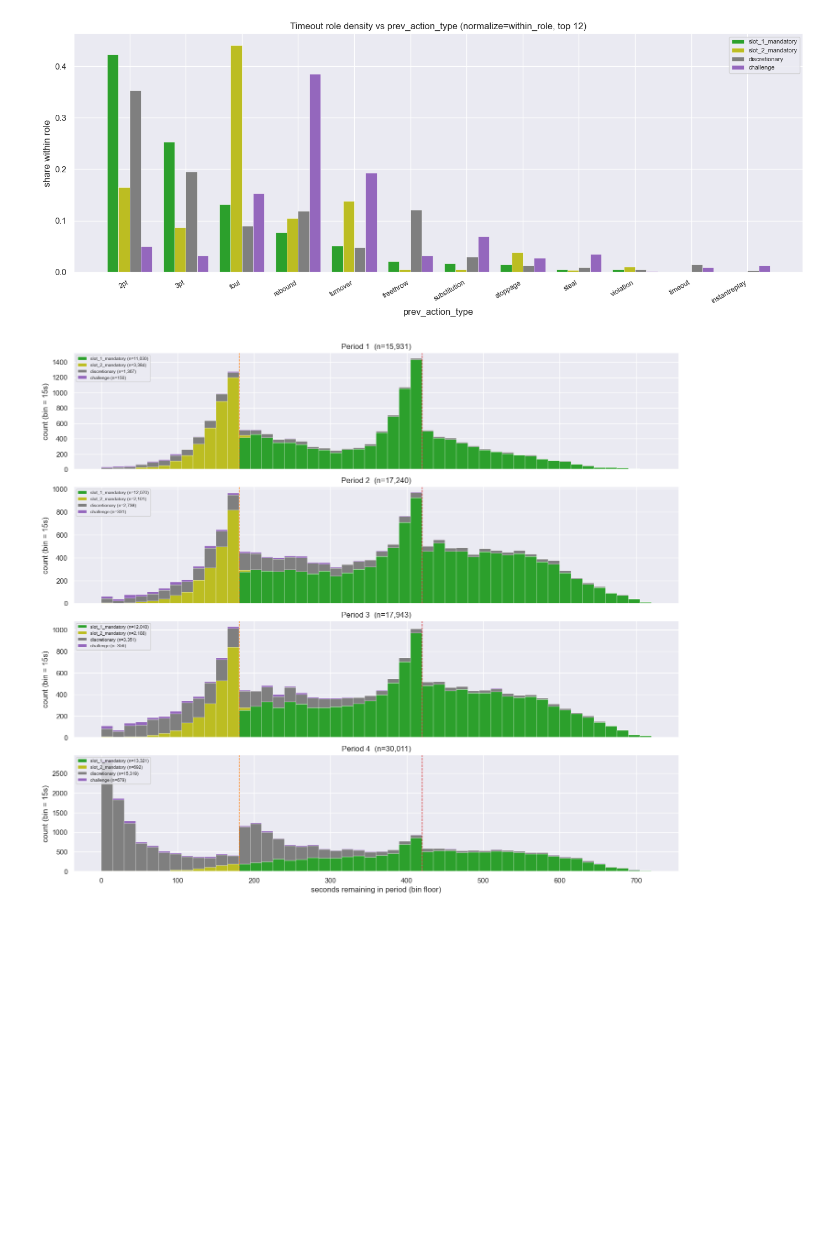
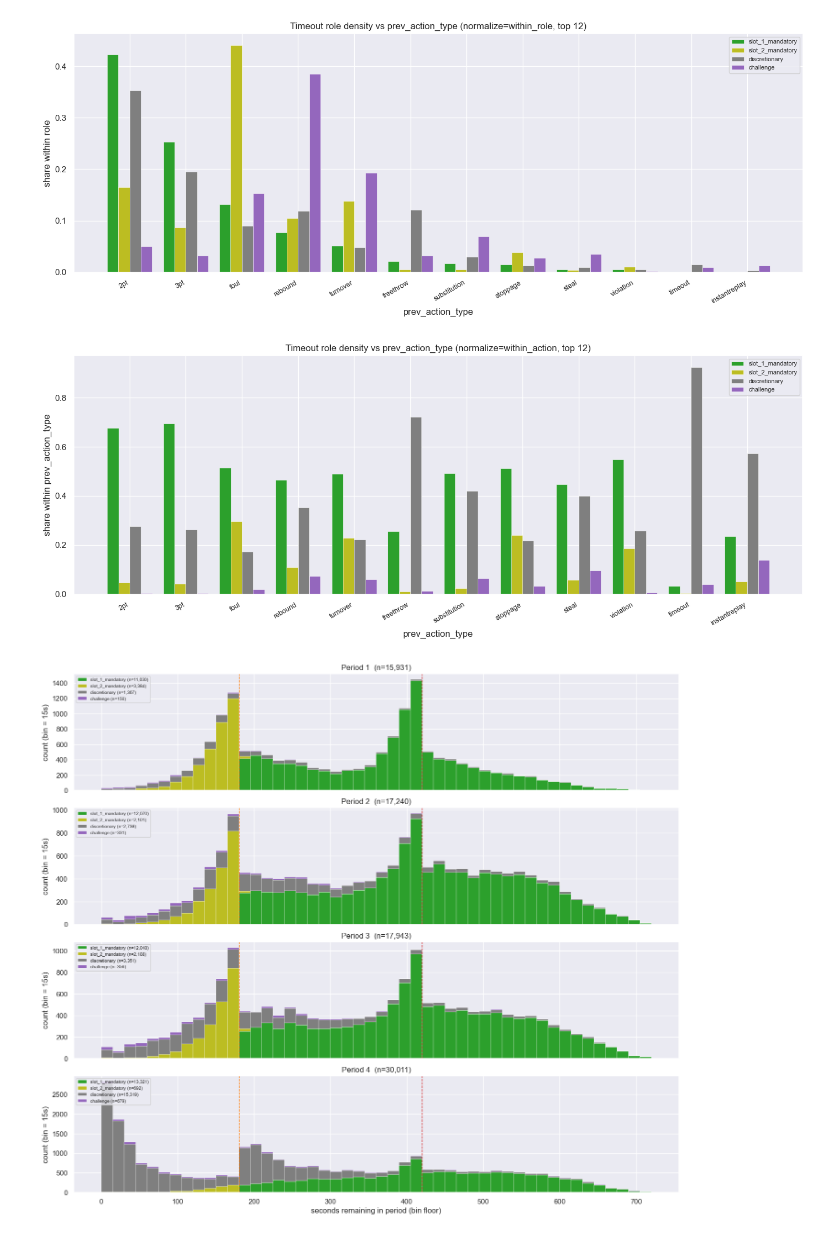
Before and after one commit to akseldkw07/NBA-Timeout-Impact, a Jupyter notebook: Notebooks/TV-Timeout-Injection.ipynb, the cells around one changed output. Cells and saved outputs as stored; diff of their text form; code cells hidden in the pictures; blank space fills up the shorter version.

```diff
--- a/Notebooks/TV-Timeout-Injection.ipynb
+++ b/Notebooks/TV-Timeout-Injection.ipynb
@@ -140,6 +137,13 @@ figs = TimeoutInjectionPlots.diagnose_cdnnba(classified, full_pbp_pl=memo_cdn)
 figs["role_vs_prev_action_type"]
 # %% [output]
 [figure]
+# %%
+fig, ax, mat = TimeoutInjectionPlots.plot_role_vs_prev_action_type(
+    classified, memo_cdn, normalize="within_action"  # "given X happened, what fraction of TOs are mandatory?"
+)
+fig
+# %% [output]
+[figure, added]
 # %%
 figs["role_vs_sr"]
 # %% [output]
```
Also changed, not shown: parts of 7 cells of this notebook, 3 other files.
